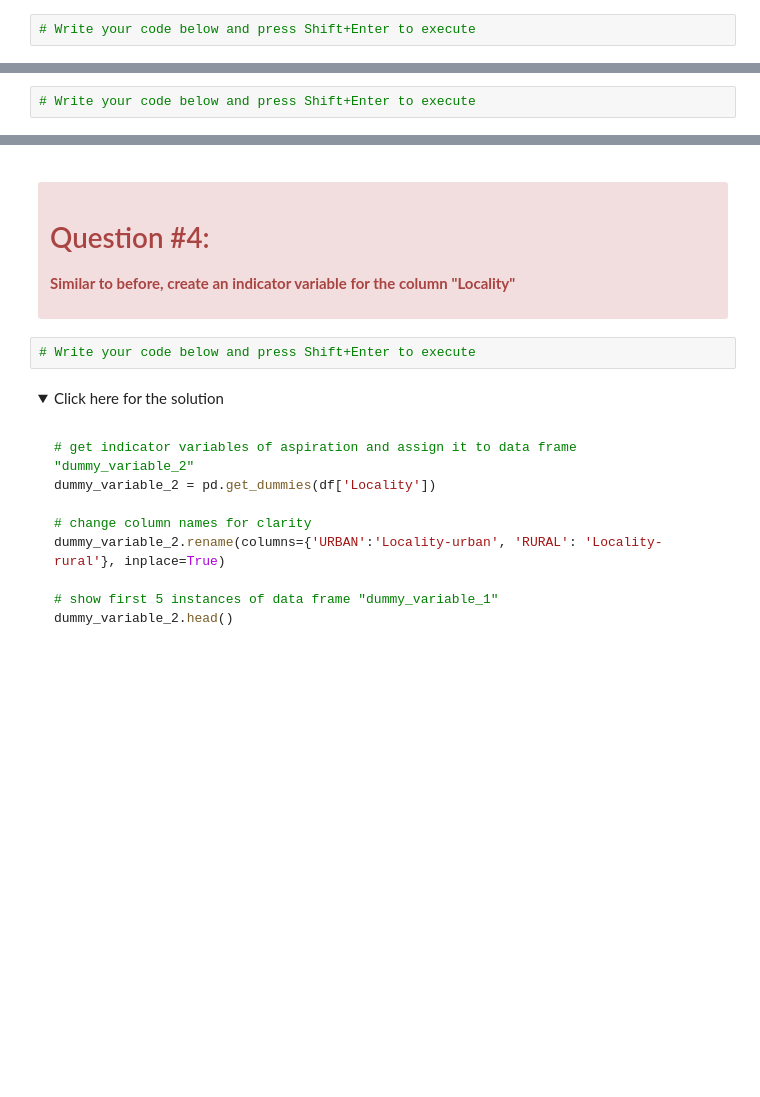
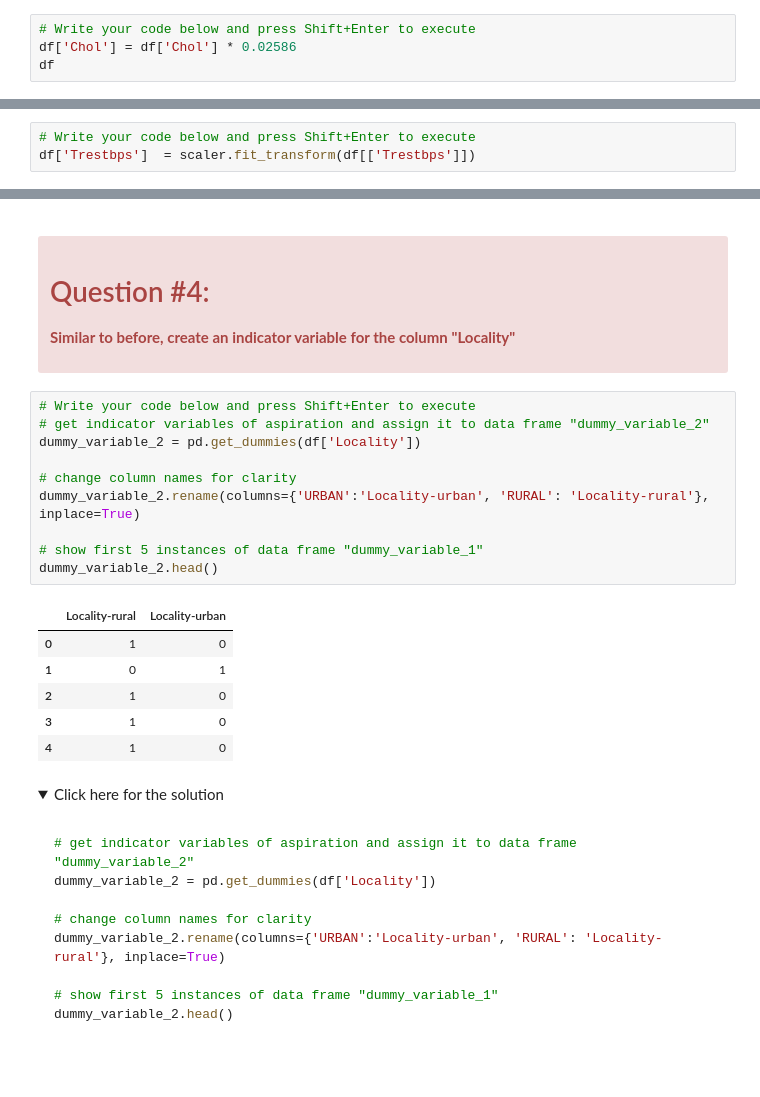
Before and after one commit to vyklyuk/Health_Care_Data_Analysis, a Jupyter notebook: Bohdan Kuno/lab2/Kuno_Bohdan_Lab2.ipynb, the cells around one changed output, grey strips where cells are left out. Drawn from its saved outputs; the diff is of its cells as text; folded sections open; blank space fills up the shorter version.

```diff
--- a/Bohdan Kuno/lab2/Kuno_Bohdan_Lab2.ipynb
+++ b/Bohdan Kuno/lab2/Kuno_Bohdan_Lab2.ipynb
@@ -540,3 +555,5 @@ mmol/L = mg/dL * 0.02586
 </div>
 # %%
 # Write your code below and press Shift+Enter to execute
+df['Chol'] = df['Chol'] * 0.02586
+df
@@ -631,6 +664,7 @@ pd.DataFrame.from_dict(results, orient = "index", columns = ["Test statistics",
 </div>
 # %%
 # Write your code below and press Shift+Enter to execute
+df['Trestbps']  = scaler.fit_transform(df[['Trestbps']])
 # %% [markdown]
 <details><summary>Click here for the solution</summary>
 
@@ -840,8 +874,23 @@ The last two columns are now the indicator variable representation of the fuel-t
 <b>Similar to before, create an indicator variable for the column "Locality"</b>
 
 </div>
-# %%
-# Write your code below and press Shift+Enter to execute
+# %%
+# Write your code below and press Shift+Enter to execute
+# get indicator variables of aspiration and assign it to data frame "dummy_variable_2"
+dummy_variable_2 = pd.get_dummies(df['Locality'])
+
+# change column names for clarity
+dummy_variable_2.rename(columns={'URBAN':'Locality-urban', 'RURAL': 'Locality-rural'}, inplace=True)
+
+# show first 5 instances of data frame "dummy_variable_1"
+dummy_variable_2.head()
+# %% [output]
+|  | Locality-rural | Locality-urban |
+| 0 | 1 | 0 |
+| 1 | 0 | 1 |
+| 2 | 1 | 0 |
+| 3 | 1 | 0 |
+| 4 | 1 | 0 |
 # %% [markdown]
 <details><summary>Click here for the solution</summary>
 
```
Also changed, not shown: parts of 16 cells of this notebook, 1 other file.
